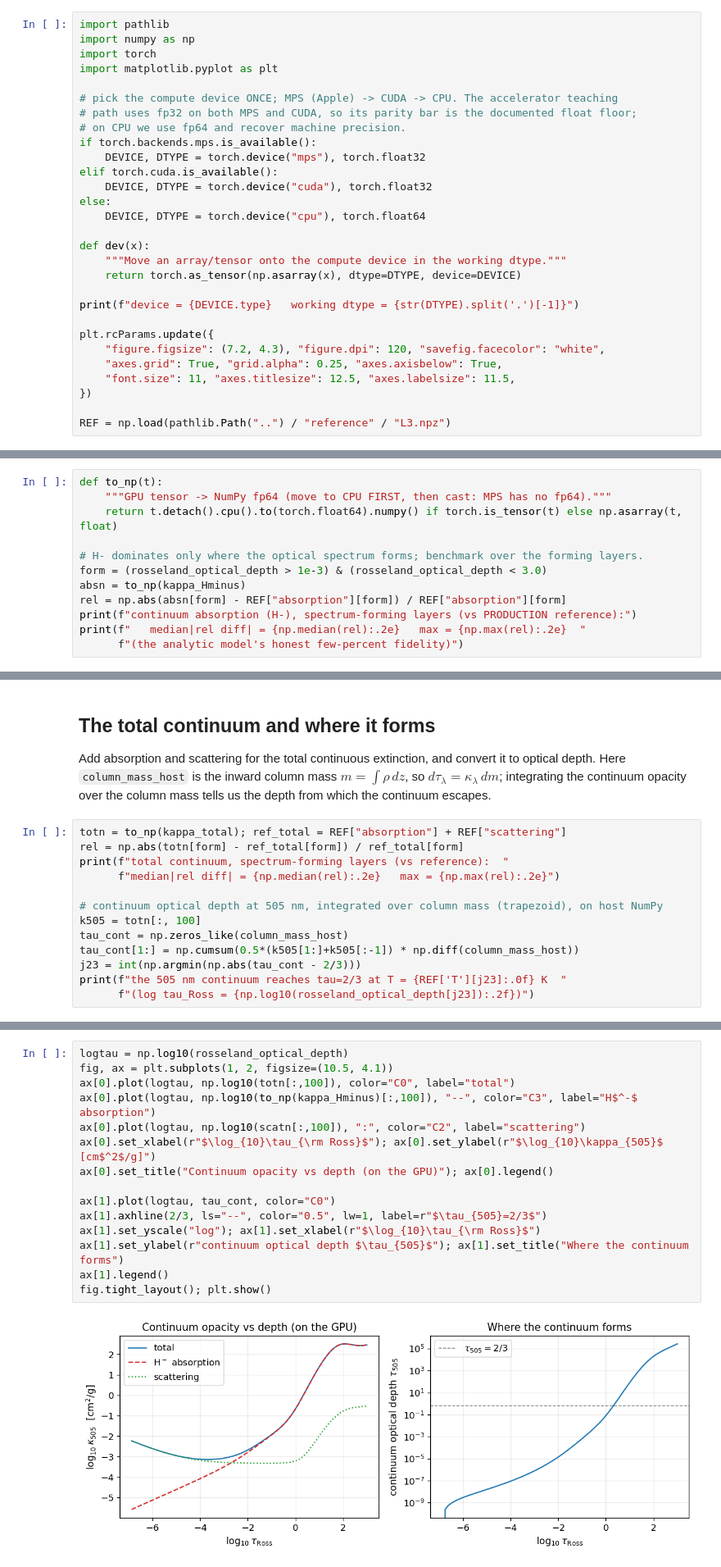
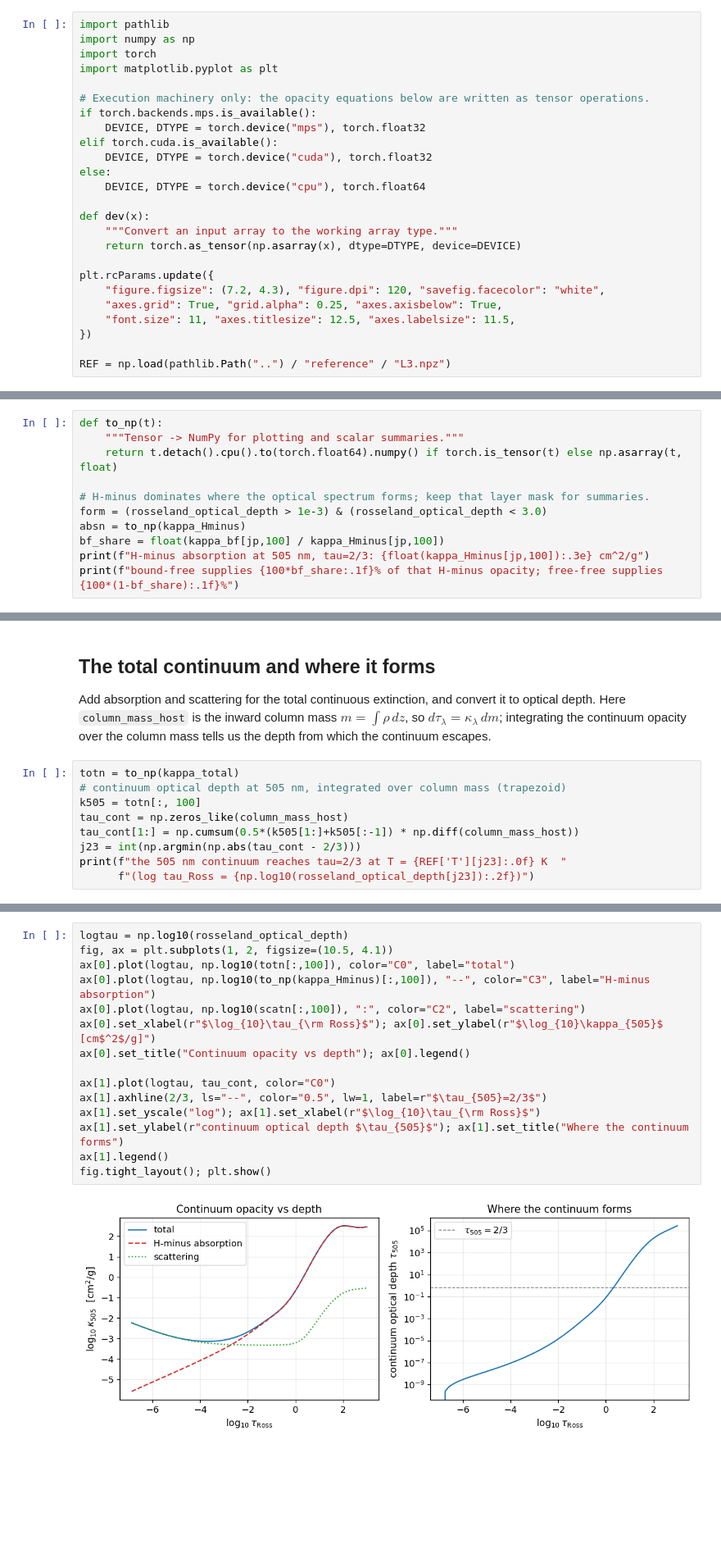
Before and after one commit to tingyuansen/stellar-spectroscopy-from-scratch-gpu, a Jupyter notebook: content/Lecture3.ipynb, the cells around one changed output, grey strips where cells are left out. Shown at 82% size. Cells and saved outputs as stored; diff of their text form; blank space fills up the shorter version.

```diff
--- a/content/Lecture3.ipynb
+++ b/content/Lecture3.ipynb
@@ -32,9 +36,7 @@ import numpy as np
 import torch
 import matplotlib.pyplot as plt
 
-# pick the compute device ONCE; MPS (Apple) -> CUDA -> CPU. The accelerator teaching
-# path uses fp32 on both MPS and CUDA, so its parity bar is the documented float floor;
-# on CPU we use fp64 and recover machine precision.
+# Execution machinery only: the opacity equations below are written as tensor operations.
 if torch.backends.mps.is_available():
     DEVICE, DTYPE = torch.device("mps"), torch.float32
 elif torch.cuda.is_available():
@@ -43,10 +45,8 @@ else:
     DEVICE, DTYPE = torch.device("cpu"), torch.float64
 
 def dev(x):
-    """Move an array/tensor onto the compute device in the working dtype."""
+    """Convert an input array to the working array type."""
     return torch.as_tensor(np.asarray(x), dtype=DTYPE, device=DEVICE)
-
-print(f"device = {DEVICE.type}   working dtype = {str(DTYPE).split('.')[-1]}")
 
 plt.rcParams.update({
     "figure.figsize": (7.2, 4.3), "figure.dpi": 120, "savefig.facecolor": "white",
@@ -176,12 +176,0 @@ kappa_Hminus = kappa_bf + kappa_ff               # total analytic H- absorption
-# %%
-def to_np(t):
-    """GPU tensor -> NumPy fp64 (move to CPU FIRST, then cast: MPS has no fp64)."""
-    return t.detach().cpu().to(torch.float64).numpy() if torch.is_tensor(t) else np.asarray(t, float)
-
-# H- dominates only where the optical spectrum forms; benchmark over the forming layers.
-form = (rosseland_optical_depth > 1e-3) & (rosseland_optical_depth < 3.0)
-absn = to_np(kappa_Hminus)
-rel = np.abs(absn[form] - REF["absorption"][form]) / REF["absorption"][form]
-print(f"continuum absorption (H-), spectrum-forming layers (vs PRODUCTION reference):")
-print(f"   median|rel diff| = {np.median(rel):.2e}   max = {np.max(rel):.2e}  "
-      f"(the analytic model's honest few-percent fidelity)")
@@ -192,0 +179,11 @@ About two to three percent through the spectrum-forming layers — the analytic
+# %%
+def to_np(t):
+    """Tensor -> NumPy for plotting and scalar summaries."""
+    return t.detach().cpu().to(torch.float64).numpy() if torch.is_tensor(t) else np.asarray(t, float)
+
+# H-minus dominates where the optical spectrum forms; keep that layer mask for summaries.
+form = (rosseland_optical_depth > 1e-3) & (rosseland_optical_depth < 3.0)
+absn = to_np(kappa_Hminus)
+bf_share = float(kappa_bf[jp,100] / kappa_Hminus[jp,100])
+print(f"H-minus absorption at 505 nm, tau=2/3: {float(kappa_Hminus[jp,100]):.3e} cm^2/g")
+print(f"bound-free supplies {100*bf_share:.1f}% of that H-minus opacity; free-free supplies {100*(1-bf_share):.1f}%")
@@ -221,12 +220,8 @@ Rayleigh outweighs Thomson several-fold at the $\tau=2/3$ layer (the ratio climb
 
 Add absorption and scattering for the total continuous extinction, and convert it to optical depth. Here `column_mass_host` is the inward column mass $m = \int\rho\,dz$, so $d\tau_\lambda = \kappa_\lambda\,dm$; integrating the continuum opacity over the column mass tells us the depth from which the continuum escapes.
 # %%
-totn = to_np(kappa_total); ref_total = REF["absorption"] + REF["scattering"]
-rel = np.abs(totn[form] - ref_total[form]) / ref_total[form]
-print(f"total continuum, spectrum-forming layers (vs reference):  "
-      f"median|rel diff| = {np.median(rel):.2e}   max = {np.max(rel):.2e}")
-
-# continuum optical depth at 505 nm, integrated over column mass (trapezoid), on host NumPy
+totn = to_np(kappa_total)
+# continuum optical depth at 505 nm, integrated over column mass (trapezoid)
 k505 = totn[:, 100]
 tau_cont = np.zeros_like(column_mass_host)
 tau_cont[1:] = np.cumsum(0.5*(k505[1:]+k505[:-1]) * np.diff(column_mass_host))
@@ -241,17 +235,17 @@ Plot the GPU opacity against depth (absorption vs scattering) and the integrated
 # %%
 logtau = np.log10(rosseland_optical_depth)
 fig, ax = plt.subplots(1, 2, figsize=(10.5, 4.1))
 ax[0].plot(logtau, np.log10(totn[:,100]), color="C0", label="total")
-ax[0].plot(logtau, np.log10(to_np(kappa_Hminus)[:,100]), "--", color="C3", label="H$^-$ absorption")
+ax[0].plot(logtau, np.log10(to_np(kappa_Hminus)[:,100]), "--", color="C3", label="H-minus absorption")
 ax[0].plot(logtau, np.log10(scatn[:,100]), ":", color="C2", label="scattering")
 ax[0].set_xlabel(r"$\log_{10}\tau_{\rm Ross}$"); ax[0].set_ylabel(r"$\log_{10}\kappa_{505}$  [cm$^2$/g]")
-ax[0].set_title("Continuum opacity vs depth (on the GPU)"); ax[0].legend()
+ax[0].set_title("Continuum opacity vs depth"); ax[0].legend()
 
 ax[1].plot(logtau, tau_cont, color="C0")
 ax[1].axhline(2/3, ls="--", color="0.5", lw=1, label=r"$\tau_{505}=2/3$")
 ax[1].set_yscale("log"); ax[1].set_xlabel(r"$\log_{10}\tau_{\rm Ross}$")
 ax[1].set_ylabel(r"continuum optical depth $\tau_{505}$"); ax[1].set_title("Where the continuum forms")
 ax[1].legend()
 fig.tight_layout(); plt.show()
 # %% [output]
-[figure, old version]
+[figure, new version]
```
Also changed, not shown: parts of 91 cells of this notebook, 14 other files.
